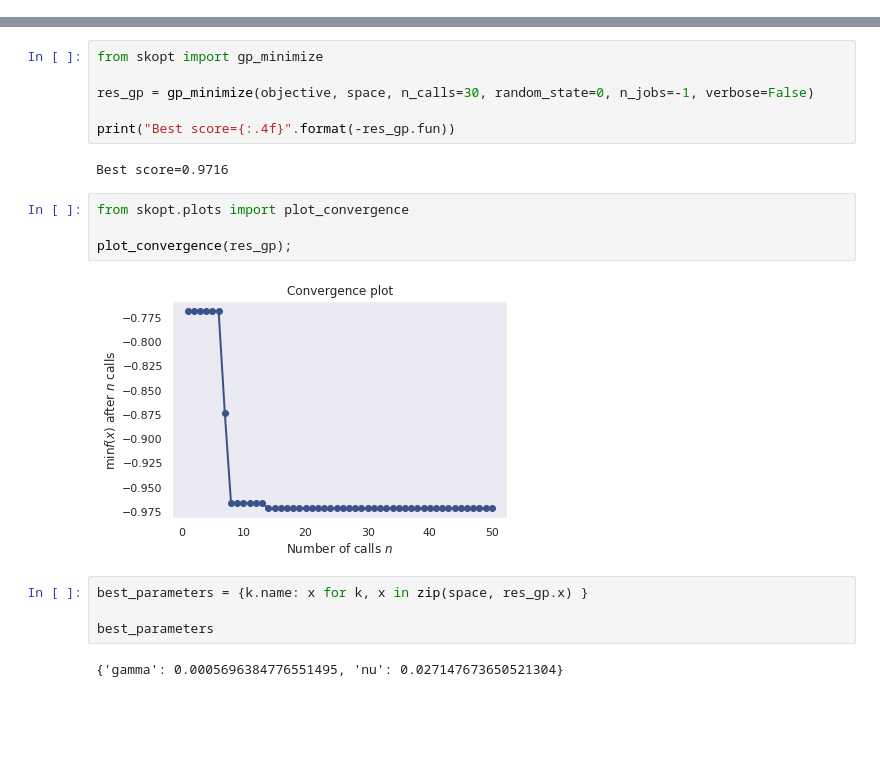
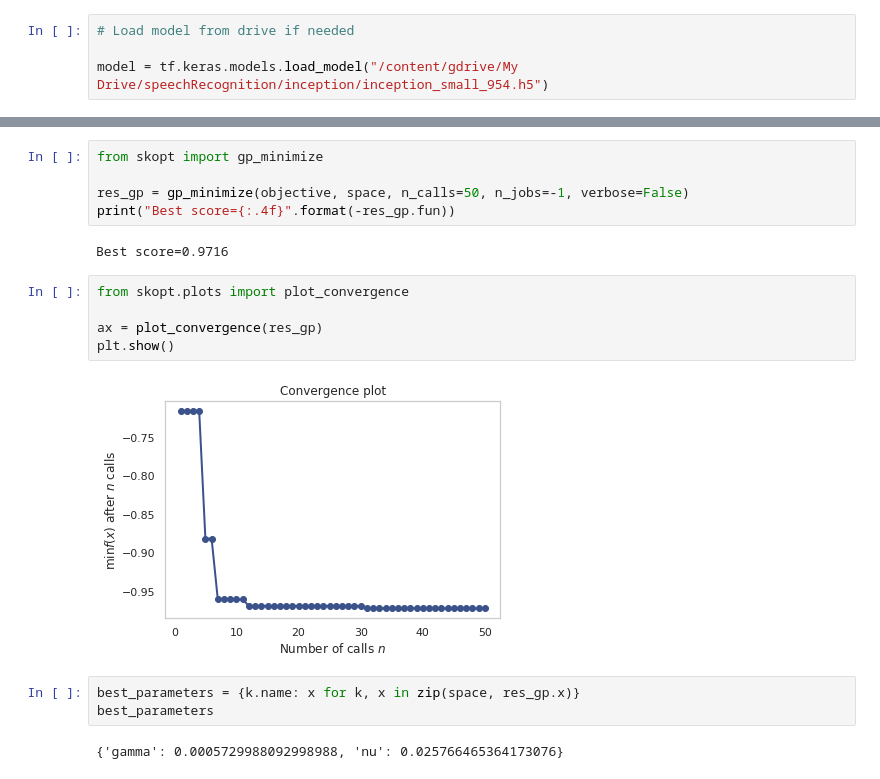
Before and after one commit to Mmiglio/SpeechRecognition, a Jupyter notebook: notebooks/Inception.ipynb, the cells around one changed output, grey strips where cells are left out. Drawn from its saved outputs; the diff is of its cells as text; blank space fills up the shorter version.

```diff
--- a/notebooks/Inception.ipynb
+++ b/notebooks/Inception.ipynb
@@ -272,3 +280,7 @@ Saved model to drive
 Saved training history to drive
 # %% [markdown]
 ## Extract features
+# %%
+# Load model from drive if needed
+
+model = tf.keras.models.load_model("/content/gdrive/My Drive/speechRecognition/inception/inception_small_954.h5")
@@ -452,21 +469,20 @@ def objective(**params):
 # %%
 from skopt import gp_minimize
 
-res_gp = gp_minimize(objective, space, n_calls=30, random_state=0, n_jobs=-1, verbose=False)
-
+res_gp = gp_minimize(objective, space, n_calls=50, n_jobs=-1, verbose=False)
 print("Best score={:.4f}".format(-res_gp.fun))
 # %% [output]
 Best score=0.9716
 # %%
 from skopt.plots import plot_convergence
 
-plot_convergence(res_gp);
+ax = plot_convergence(res_gp)
+plt.show()
 # %% [output]
-[figure, old version]
+[figure, new version]
 # %%
-best_parameters = {k.name: x for k, x in zip(space, res_gp.x) }
-
+best_parameters = {k.name: x for k, x in zip(space, res_gp.x)}
 best_parameters
 # %% [output]
-{'gamma': 0.0005696384776551495, 'nu': 0.027147673650521304}
+{'gamma': 0.0005729988092998988, 'nu': 0.025766465364173076}
 # %%
```
Also changed, not shown: parts of 19 cells of this notebook.
